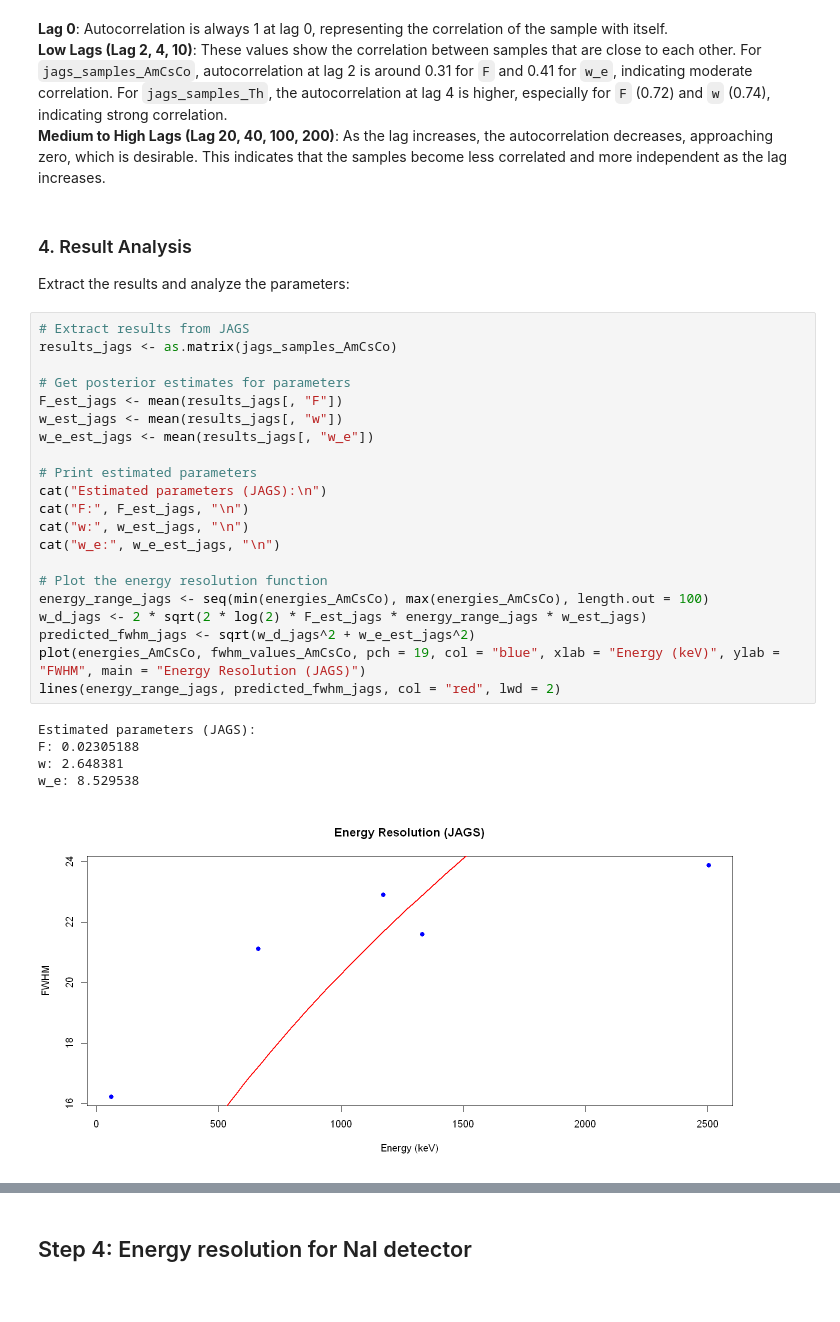
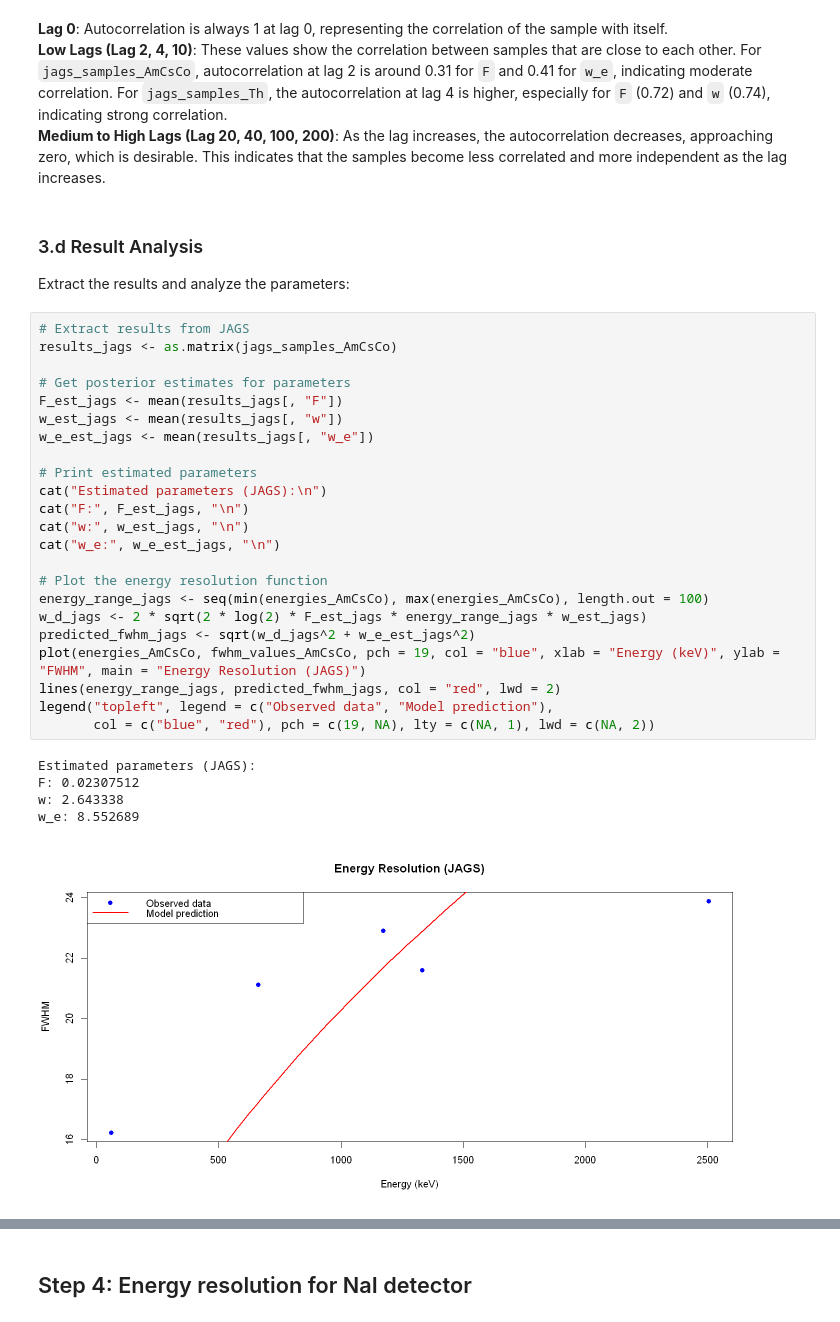
Before and after one commit to EugeniaBoccanera/R_project, a Jupyter notebook: Group_22.ipynb, the cells around one changed output, grey strips where cells are left out. Cells and saved outputs as stored; diff of their text form.

```diff
--- a/Group_22.ipynb
+++ b/Group_22.ipynb
@@ -735,35 +717,37 @@ A matrix: 5 × 3 of type dbl
 **Low Lags (Lag 2, 4, 10)**: These values show the correlation between samples that are close to each other. For `jags_samples_AmCsCo`, autocorrelation at lag 2 is around 0.31 for `F` and 0.41 for `w_e`, indicating moderate correlation. For `jags_samples_Th`, the autocorrelation at lag 4 is higher, especially for `F` (0.72) and `w` (0.74), indicating strong correlation.
 **Medium to High Lags (Lag 20, 40, 100, 200)**: As the lag increases, the autocorrelation decreases, approaching zero, which is desirable. This indicates that the samples become less correlated and more independent as the lag increases.
 # %% [markdown]
-### 4. Result Analysis
+### 3.d Result Analysis
 Extract the results and analyze the parameters:
 # %%
 # Extract results from JAGS
 results_jags <- as.matrix(jags_samples_AmCsCo)
 
 # Get posterior estimates for parameters
 F_est_jags <- mean(results_jags[, "F"])
 w_est_jags <- mean(results_jags[, "w"])
 w_e_est_jags <- mean(results_jags[, "w_e"])
 
 # Print estimated parameters
 cat("Estimated parameters (JAGS):\n")
 cat("F:", F_est_jags, "\n")
 cat("w:", w_est_jags, "\n")
 cat("w_e:", w_e_est_jags, "\n")
 
 # Plot the energy resolution function
 energy_range_jags <- seq(min(energies_AmCsCo), max(energies_AmCsCo), length.out = 100)
 w_d_jags <- 2 * sqrt(2 * log(2) * F_est_jags * energy_range_jags * w_est_jags)
 predicted_fwhm_jags <- sqrt(w_d_jags^2 + w_e_est_jags^2)
 plot(energies_AmCsCo, fwhm_values_AmCsCo, pch = 19, col = "blue", xlab = "Energy (keV)", ylab = "FWHM", main = "Energy Resolution (JAGS)")
 lines(energy_range_jags, predicted_fwhm_jags, col = "red", lwd = 2)
+legend("topleft", legend = c("Observed data", "Model prediction"),
+       col = c("blue", "red"), pch = c(19, NA), lty = c(NA, 1), lwd = c(NA, 2))
 # %% [output]
 Estimated parameters (JAGS):
-F: 0.02305188
-w: 2.648381
-w_e: 8.529538
+F: 0.02307512
+w: 2.643338
+w_e: 8.552689
-[figure, old version]
+[figure, new version]
 # %%
 # Extract results from JAGS
 results_jags <- as.matrix(jags_samples_Th)
```
Also changed, not shown: parts of 15 cells of this notebook.
